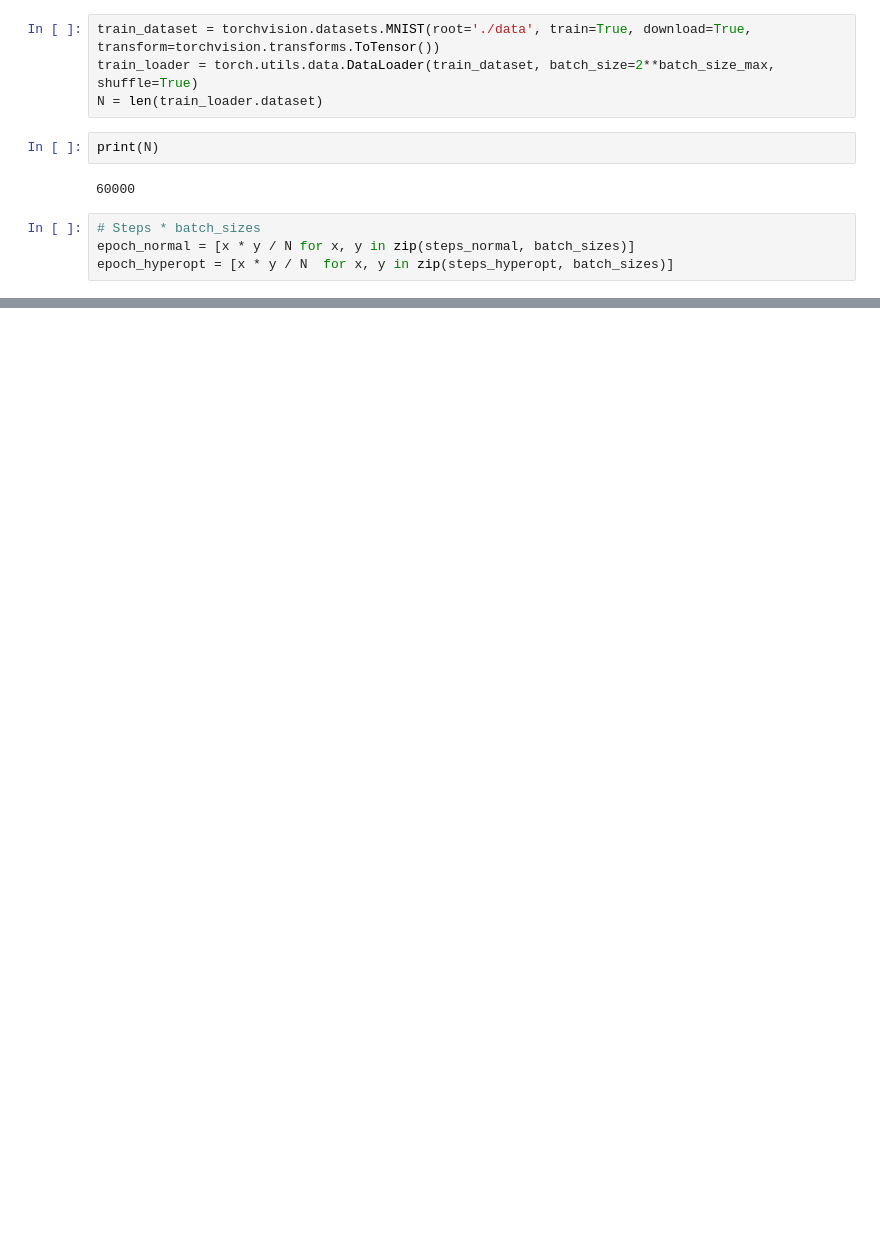
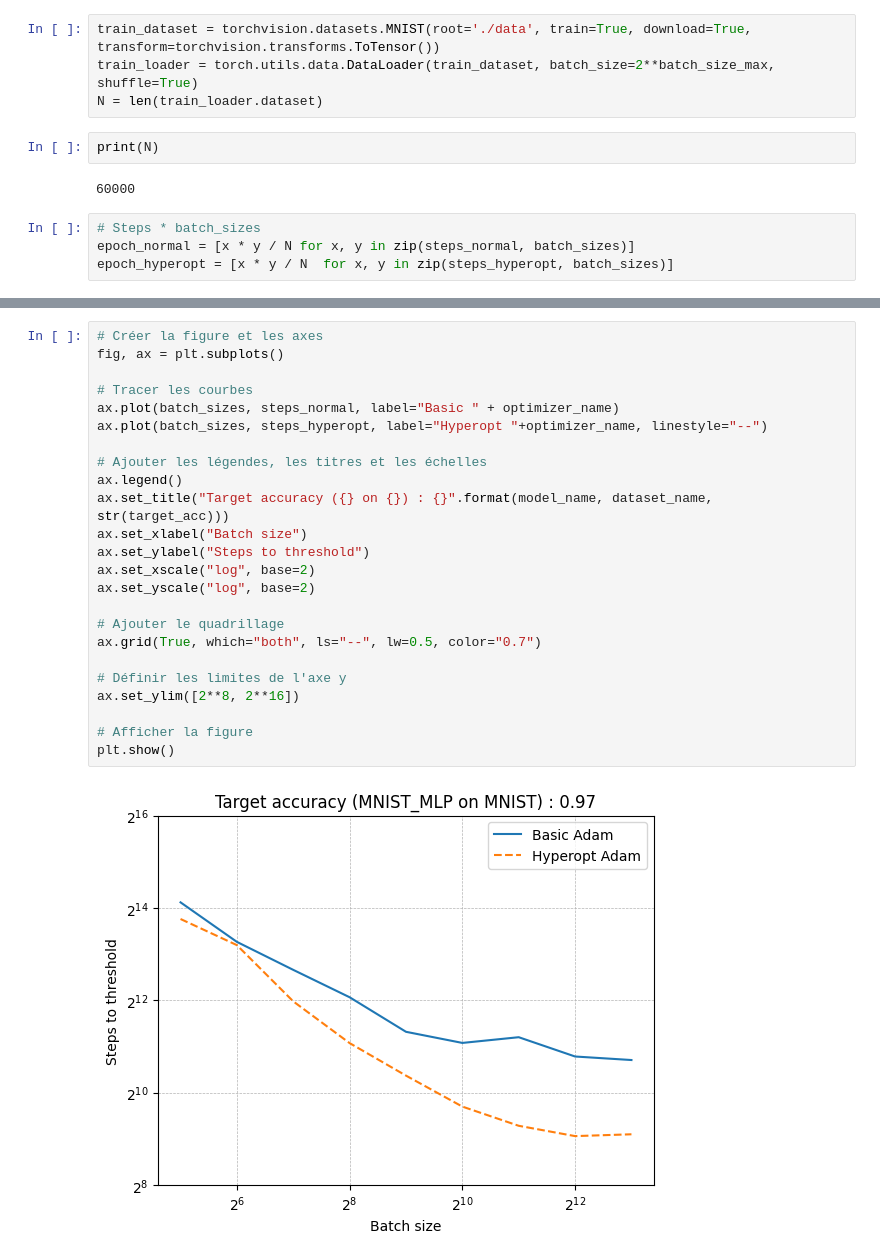
Before and after one commit to El-One1/Parameters-is-all-you-need, a Jupyter notebook: batch_size/plot.ipynb, the cells around one changed output, grey strips where cells are left out. Cells and saved outputs as stored; diff of their text form; blank space fills up the shorter version.

```diff
--- a/batch_size/plot.ipynb
+++ b/batch_size/plot.ipynb
@@ -117,0 +144,26 @@ print(pente(steps_hyperopt, 2, 4))
+# %%
+# Créer la figure et les axes
+fig, ax = plt.subplots()
+
+# Tracer les courbes
+ax.plot(batch_sizes, steps_normal, label="Basic " + optimizer_name)
+ax.plot(batch_sizes, steps_hyperopt, label="Hyperopt "+optimizer_name, linestyle="--")
+
+# Ajouter les légendes, les titres et les échelles
+ax.legend()
+ax.set_title("Target accuracy ({} on {}) : {}".format(model_name, dataset_name, str(target_acc)))
+ax.set_xlabel("Batch size")
+ax.set_ylabel("Steps to threshold")
+ax.set_xscale("log", base=2)
+ax.set_yscale("log", base=2)
+
+# Ajouter le quadrillage
+ax.grid(True, which="both", ls="--", lw=0.5, color="0.7")
+
+# Définir les limites de l'axe y
+ax.set_ylim([2**8, 2**16])
+
+# Afficher la figure
+plt.show()
+# %% [output]
+[figure, added]
```
Also changed, not shown: parts of 9 cells of this notebook, 5 other files.
